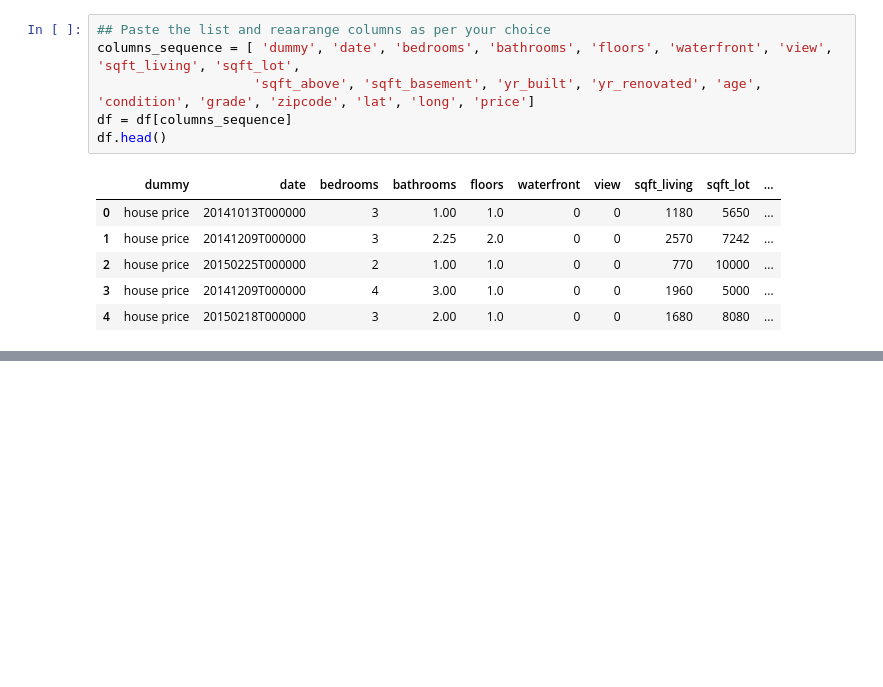
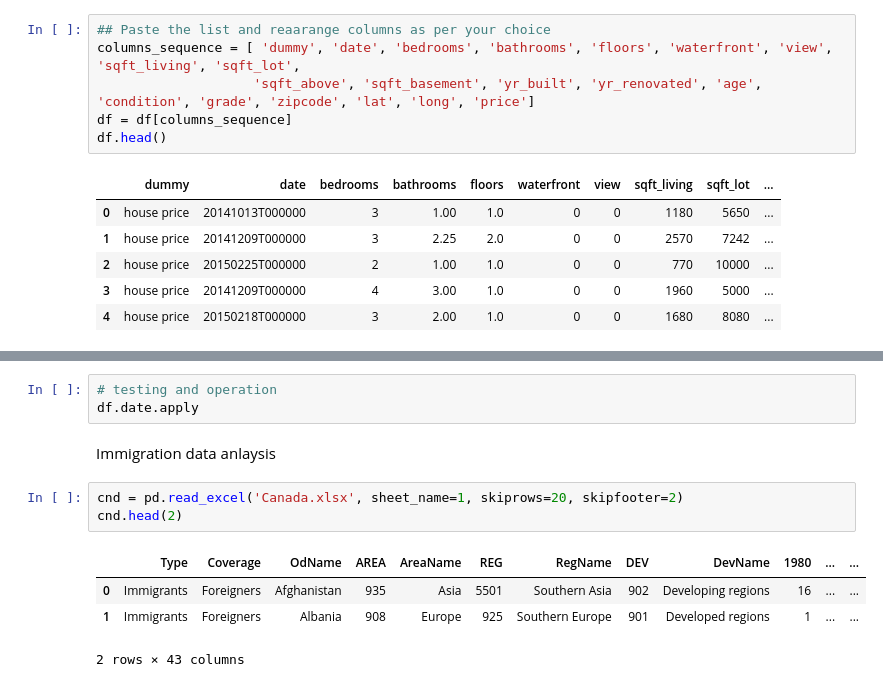
Before and after one commit to Abhisri1994/Python-Data-analytics-2024, a Jupyter notebook: Data analysis/Pandas.ipynb, the cells around one changed output, grey strips where cells are left out. Saved outputs shown, nothing was run; the diff lists cells and outputs as text; blank space fills up the shorter version.

Commit message:
Pandas new sheet analysis

```diff
--- a/Data analysis/Pandas.ipynb
+++ b/Data analysis/Pandas.ipynb
@@ -683,0 +717,13 @@ df.head()
+# %%
+# testing and operation
+df.date.apply
+# %% [markdown]
+Immigration data anlaysis
+# %%
+cnd = pd.read_excel('Canada.xlsx', sheet_name=1, skiprows=20, skipfooter=2)
+cnd.head(2)
+# %% [output]
+|  | Type | Coverage | OdName | AREA | AreaName | REG | RegName | DEV | DevName | 1980 | ... | ... |
+| 0 | Immigrants | Foreigners | Afghanistan | 935 | Asia | 5501 | Southern Asia | 902 | Developing regions | 16 | ... | ... |
+| 1 | Immigrants | Foreigners | Albania | 908 | Europe | 925 | Southern Europe | 901 | Developed regions | 1 | ... | ... |
+2 rows × 43 columns
```
Also changed, not shown: parts of 7 cells of this notebook, 1 other file.
